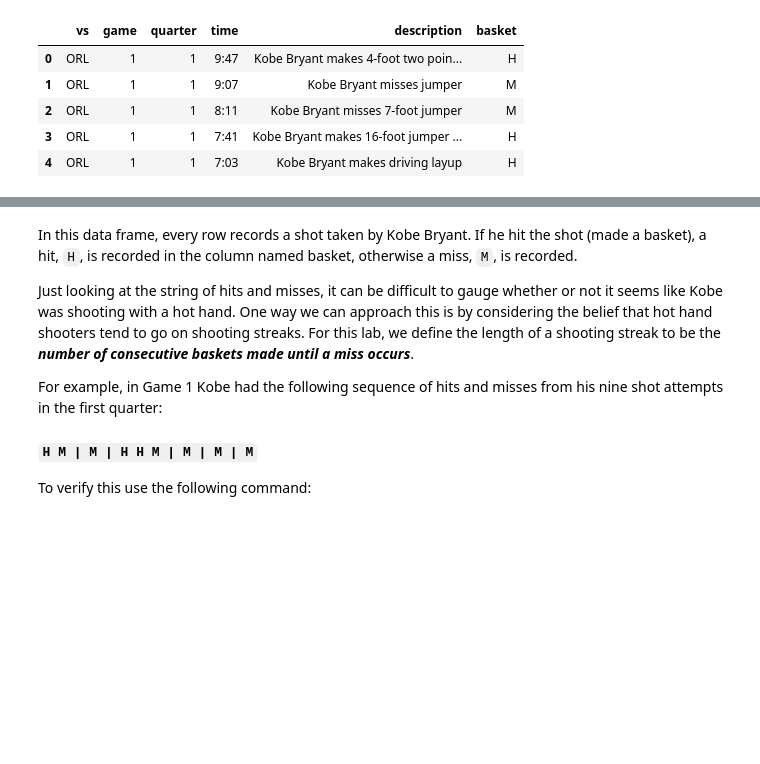
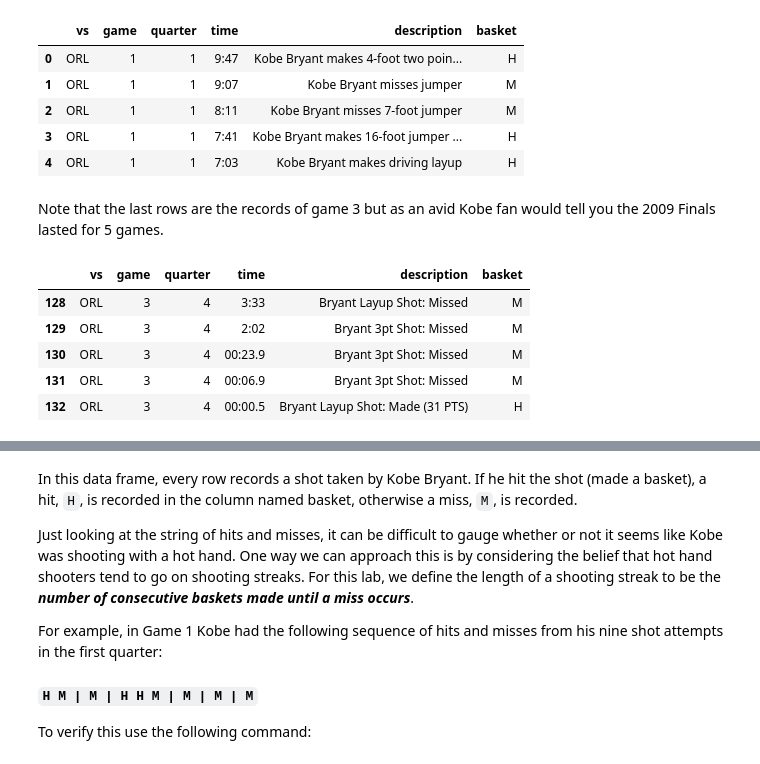
Before and after one commit to vaksakalli/stats_tutorials, a Jupyter notebook: ch3_probability.ipynb, the cells around one changed output, grey strips where cells are left out. Drawn from its saved outputs; the diff is of its cells as text; code cells hidden in the pictures; blank space fills up the shorter version.

```diff
--- a/ch3_probability.ipynb
+++ b/ch3_probability.ipynb
@@ -31,3 +31,14 @@ kobe.head()
 | 2 | ORL | 1 | 1 | 8:11 | Kobe Bryant misses 7-foot jumper | M |
 | 3 | ORL | 1 | 1 | 7:41 | Kobe Bryant makes 16-foot jumper ... | H |
 | 4 | ORL | 1 | 1 | 7:03 | Kobe Bryant makes driving layup | H |
+# %% [markdown]
+Note that the last rows are the records of game 3 but as an avid Kobe fan would tell you the 2009 Finals lasted for 5 games.
+# %%
+kobe.tail(n=5)
+# %% [output]
+|  | vs | game | quarter | time | description | basket |
+| 128 | ORL | 3 | 4 | 3:33 | Bryant Layup Shot: Missed | M |
+| 129 | ORL | 3 | 4 | 2:02 | Bryant 3pt Shot: Missed | M |
+| 130 | ORL | 3 | 4 | 00:23.9 | Bryant 3pt Shot: Missed | M |
+| 131 | ORL | 3 | 4 | 00:06.9 | Bryant 3pt Shot: Missed | M |
+| 132 | ORL | 3 | 4 | 00:00.5 | Bryant Layup Shot: Made (31 PTS) | H |
```
Also changed, not shown: parts of 12 cells of this notebook.
